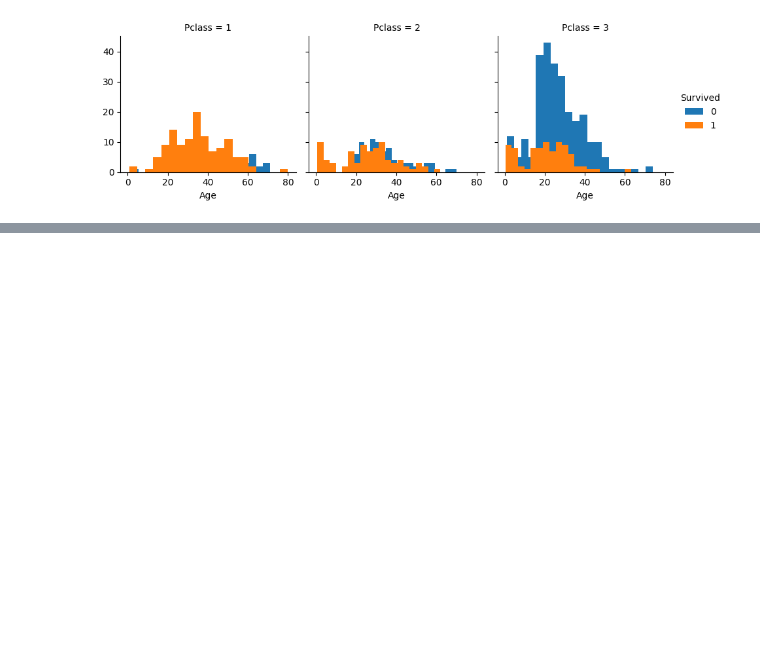
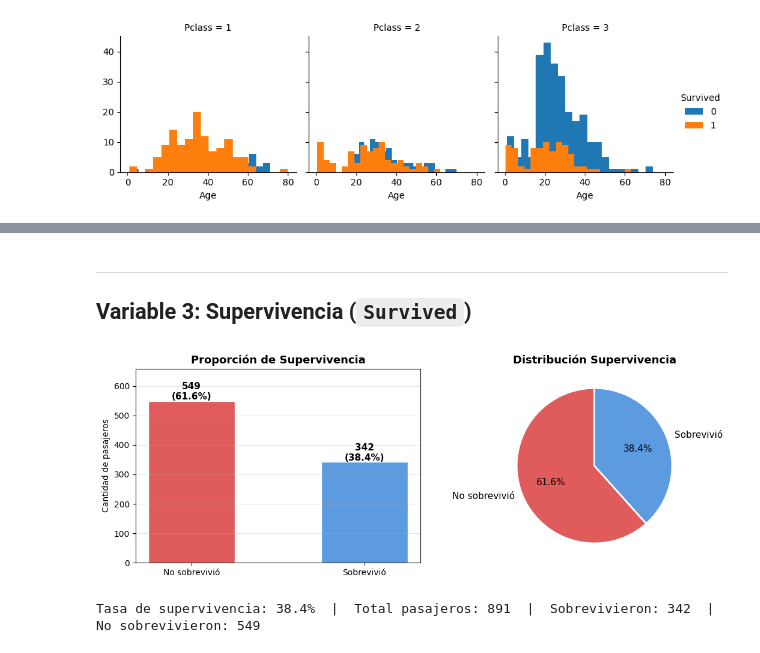
Before and after one commit to Ricardo-B04/Titanic_EDA, a Jupyter notebook: titanic_EDA.ipynb, the cells around one changed output, grey strips where cells are left out. Saved outputs shown, nothing was run; the diff lists cells and outputs as text; code cells hidden in the pictures; blank space fills up the shorter version.

```diff
--- a/titanic_EDA.ipynb
+++ b/titanic_EDA.ipynb
@@ -143,0 +235,36 @@ g.add_legend()
+# %% [markdown]
+---
+## Variable 3: Supervivencia (`Survived`)
+# %%
+fig, axes = plt.subplots(1, 2, figsize=(11, 4))
+
+# Gráfica de barras con porcentajes
+counts = titanic['Survived'].value_counts().sort_index()
+labels = ['No sobrevivió', 'Sobrevivió']
+colors = ['#e05c5c', '#5c9be0']
+bars = axes[0].bar(labels, counts, color=colors, edgecolor='white', width=0.5)
+for bar, count in zip(bars, counts):
+    pct = count / len(titanic) * 100
+    axes[0].text(bar.get_x() + bar.get_width()/2, bar.get_height() + 5,
+                 f'{count}\n({pct:.1f}%)', ha='center', fontsize=11, fontweight='bold')
+axes[0].set_title('Proporción de Supervivencia', fontsize=13, fontweight='bold')
+axes[0].set_ylabel('Cantidad de pasajeros')
+axes[0].set_ylim(0, counts.max() * 1.2)
+axes[0].grid(axis='y', alpha=0.3)
+
+# Pie chart
+axes[1].pie(counts, labels=labels, colors=colors, autopct='%1.1f%%',
+            startangle=90, wedgeprops=dict(edgecolor='white', linewidth=2),
+            textprops=dict(fontsize=11))
+axes[1].set_title('Distribución Supervivencia', fontsize=13, fontweight='bold')
+
+plt.tight_layout()
+plt.show()
+
+tasa = titanic['Survived'].mean()
+print(f"Tasa de supervivencia: {tasa*100:.1f}%  |  "
+      f"Total pasajeros: {len(titanic)}  |  "
+      f"Sobrevivieron: {counts[1]}  |  No sobrevivieron: {counts[0]}")
+# %% [output]
+[figure, added]
+Tasa de supervivencia: 38.4%  |  Total pasajeros: 891  |  Sobrevivieron: 342  |  No sobrevivieron: 549
```
Also changed, not shown: parts of 7 cells of this notebook.
